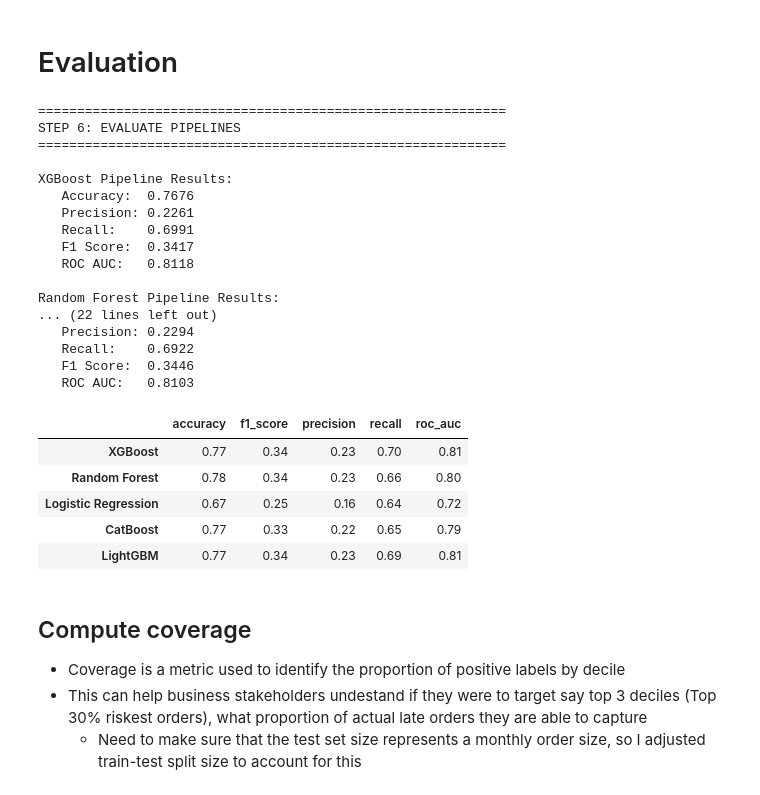
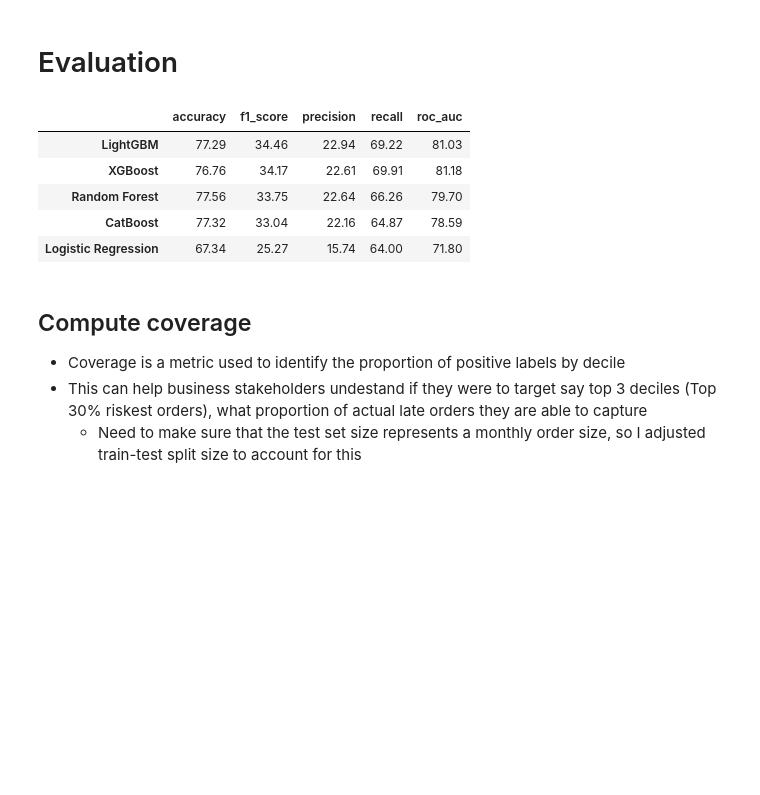
Before and after one commit to mushroomyyy/Team8_IT5006_Ecommerce_Analytics_AY2627Sem1, a Jupyter notebook: phase2/model_dev.ipynb, the cells around one changed output. Drawn from its saved outputs; the diff is of its cells as text; code cells hidden in the pictures; blank space fills up the shorter version.

```diff
--- a/phase2/model_dev.ipynb
+++ b/phase2/model_dev.ipynb
@@ -917,10 +1015,6 @@ Random Forest: top 20 features by mean decrease in impurity
 # %% [markdown]
 # Evaluation
 # %%
-print("="*60)
-print("STEP 6: EVALUATE PIPELINES")
-print("="*60)
-
 def evaluate_pipeline(pipeline, X_test, y_test, name):
     """
     Evaluate a pipeline and return metrics.
@@ -938,57 +1032,40 @@ def evaluate_pipeline(pipeline, X_test, y_test, name):
         'precision': precision_score(y_test, y_pred),
         'recall': recall_score(y_test, y_pred),
         'roc_auc': roc_auc_score(y_test, y_prob)
     }
 
     return metrics, y_pred, y_prob
 
 # Evaluate pipelines (note: X_test is RAW data, pipeline handles preprocessing)
 xgb_metrics, xgb_pred, xgb_prob = evaluate_pipeline(xgb_pipeline, X_test, y_test, "XGBoost")
 rf_metrics, rf_pred, rf_prob = evaluate_pipeline(rf_pipeline, X_test, y_test, "Random Forest")
 lr_metrics, lr_pred, lr_prob = evaluate_pipeline(lr_pipeline, X_test, y_test, "Logistic Regression")
 cat_metrics, cat_pred, cat_prob = evaluate_pipeline(cat_pipeline, X_test, y_test, "CatBoost")
 lgb_metrics, lgb_pred, lgb_prob = evaluate_pipeline(lgb_pipeline, X_test, y_test, "LightGBM")
 
 metrics_summary = pd.DataFrame({
     'XGBoost': xgb_metrics,
     'Random Forest': rf_metrics,
     'Logistic Regression': lr_metrics,
     'CatBoost': cat_metrics,
     'LightGBM': lgb_metrics,
-}).T
+}).T.sort_values('f1_score', ascending=False)
 display((metrics_summary * 100).style.format("{:.2f}"))
 
 model_scores = {
+    'Logistic Regression': lr_prob,
     'XGBoost': xgb_prob,
     'Random Forest': rf_prob,
-    'Logistic Regression': lr_prob,
     'CatBoost': cat_prob,
     'LightGBM': lgb_prob,
 }
 # %% [output]
-============================================================
-STEP 6: EVALUATE PIPELINES
-============================================================
-
-XGBoost Pipeline Results:
-   Accuracy:  0.7676
-   Precision: 0.2261
-   Recall:    0.6991
-   F1 Score:  0.3417
-   ROC AUC:   0.8118
-
-Random Forest Pipeline Results:
-... (22 lines left out)
-   Precision: 0.2294
-   Recall:    0.6922
-   F1 Score:  0.3446
-   ROC AUC:   0.8103
 |  | accuracy | f1_score | precision | recall | roc_auc |
-| XGBoost | 0.77 | 0.34 | 0.23 | 0.70 | 0.81 |
-| Random Forest | 0.78 | 0.34 | 0.23 | 0.66 | 0.80 |
-| Logistic Regression | 0.67 | 0.25 | 0.16 | 0.64 | 0.72 |
-| CatBoost | 0.77 | 0.33 | 0.22 | 0.65 | 0.79 |
-| LightGBM | 0.77 | 0.34 | 0.23 | 0.69 | 0.81 |
+| LightGBM | 77.29 | 34.46 | 22.94 | 69.22 | 81.03 |
+| XGBoost | 76.76 | 34.17 | 22.61 | 69.91 | 81.18 |
+| Random Forest | 77.56 | 33.75 | 22.64 | 66.26 | 79.70 |
+| CatBoost | 77.32 | 33.04 | 22.16 | 64.87 | 78.59 |
+| Logistic Regression | 67.34 | 25.27 | 15.74 | 64.00 | 71.80 |
 # %% [markdown]
 ## Compute coverage
 - Coverage is a metric used to identify the proportion of positive labels by decile
```
Also changed, not shown: parts of 3 cells of this notebook.
